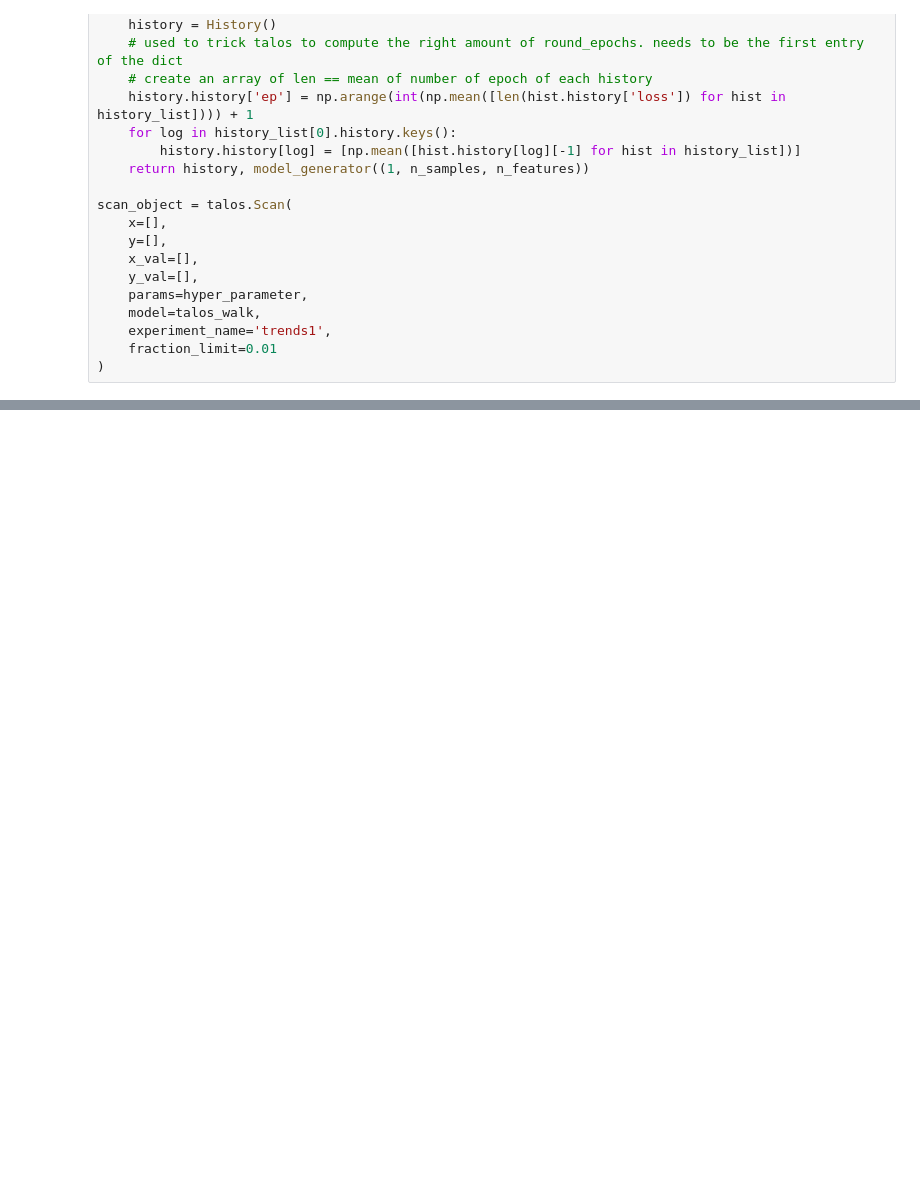
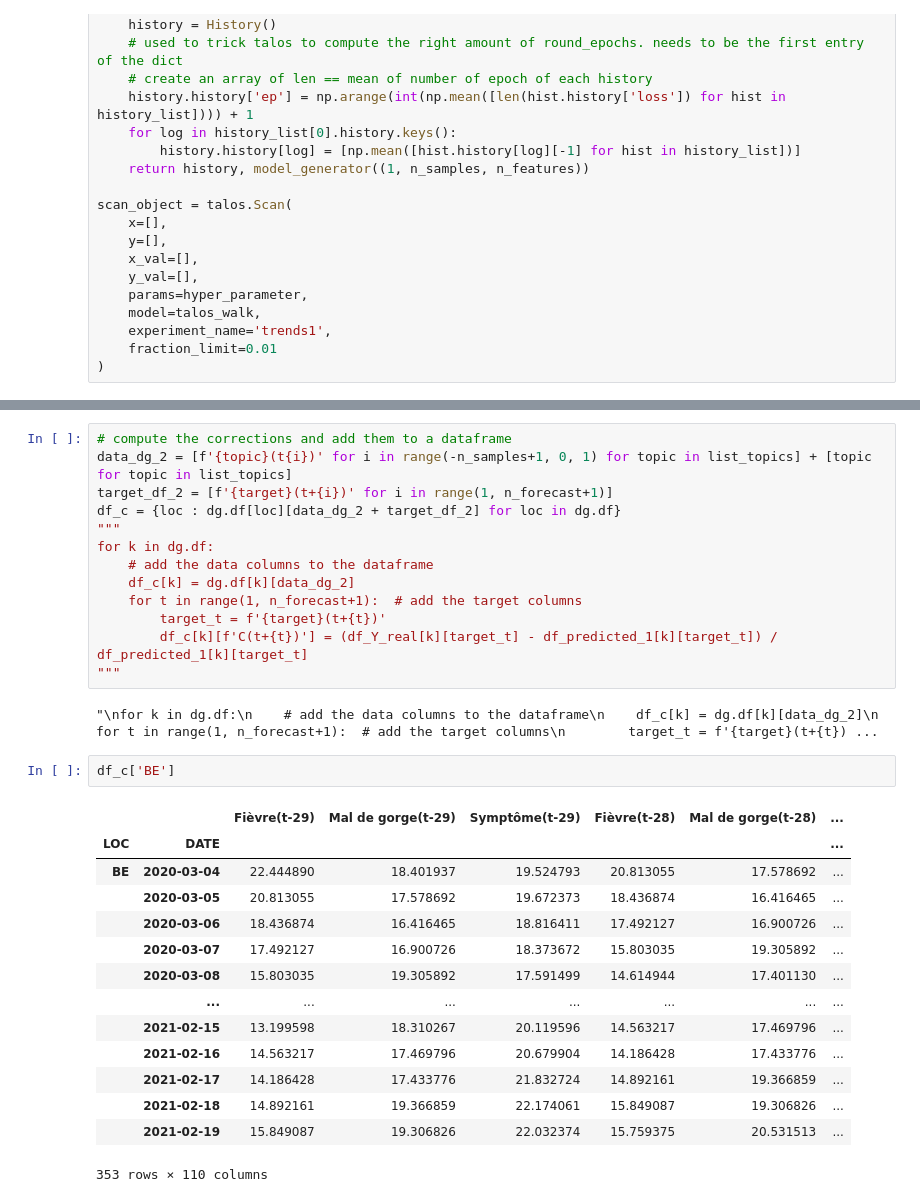
Before and after one commit to gerardmargaux/CovidThesis, a Jupyter notebook: src/LSTM-GPU.ipynb, the cells around one changed output, grey strips where cells are left out. Cells and saved outputs as stored; diff of their text form; blank space fills up the shorter version.

```diff
--- a/src/LSTM-GPU.ipynb
+++ b/src/LSTM-GPU.ipynb
@@ -871,0 +871,32 @@ Index(['lr', 'test_mae(t+4)', 'test_mae(t+9)', 'test_mse(t+13)',
+# %%
+# compute the corrections and add them to a dataframe
+data_dg_2 = [f'{topic}(t{i})' for i in range(-n_samples+1, 0, 1) for topic in list_topics] + [topic for topic in list_topics]
+target_df_2 = [f'{target}(t+{i})' for i in range(1, n_forecast+1)]
+df_c = {loc : dg.df[loc][data_dg_2 + target_df_2] for loc in dg.df}
+"""
+for k in dg.df:
+    # add the data columns to the dataframe
+    df_c[k] = dg.df[k][data_dg_2]
+    for t in range(1, n_forecast+1):  # add the target columns
+        target_t = f'{target}(t+{t})'
+        df_c[k][f'C(t+{t})'] = (df_Y_real[k][target_t] - df_predicted_1[k][target_t]) / df_predicted_1[k][target_t]
+"""
+# %% [output]
+"\nfor k in dg.df:\n    # add the data columns to the dataframe\n    df_c[k] = dg.df[k][data_dg_2]\n    for t in range(1, n_forecast+1):  # add the target columns\n        target_t = f'{target}(t+{t}) ...
+# %%
+df_c['BE']
+# %% [output]
+|  |  | Fièvre(t-29) | Mal de gorge(t-29) | Symptôme(t-29) | Fièvre(t-28) | Mal de gorge(t-28) | ... |
+| LOC | DATE |  |  |  |  |  | ... |
+| BE | 2020-03-04 | 22.444890 | 18.401937 | 19.524793 | 20.813055 | 17.578692 | ... |
+|  | 2020-03-05 | 20.813055 | 17.578692 | 19.672373 | 18.436874 | 16.416465 | ... |
+|  | 2020-03-06 | 18.436874 | 16.416465 | 18.816411 | 17.492127 | 16.900726 | ... |
+|  | 2020-03-07 | 17.492127 | 16.900726 | 18.373672 | 15.803035 | 19.305892 | ... |
+|  | 2020-03-08 | 15.803035 | 19.305892 | 17.591499 | 14.614944 | 17.401130 | ... |
+|  | ... | ... | ... | ... | ... | ... | ... |
+|  | 2021-02-15 | 13.199598 | 18.310267 | 20.119596 | 14.563217 | 17.469796 | ... |
+|  | 2021-02-16 | 14.563217 | 17.469796 | 20.679904 | 14.186428 | 17.433776 | ... |
+|  | 2021-02-17 | 14.186428 | 17.433776 | 21.832724 | 14.892161 | 19.366859 | ... |
+|  | 2021-02-18 | 14.892161 | 19.366859 | 22.174061 | 15.849087 | 19.306826 | ... |
+|  | 2021-02-19 | 15.849087 | 19.306826 | 22.032374 | 15.759375 | 20.531513 | ... |
+353 rows × 110 columns
```
Also changed, not shown: parts of 23 cells of this notebook, 1 other file.
